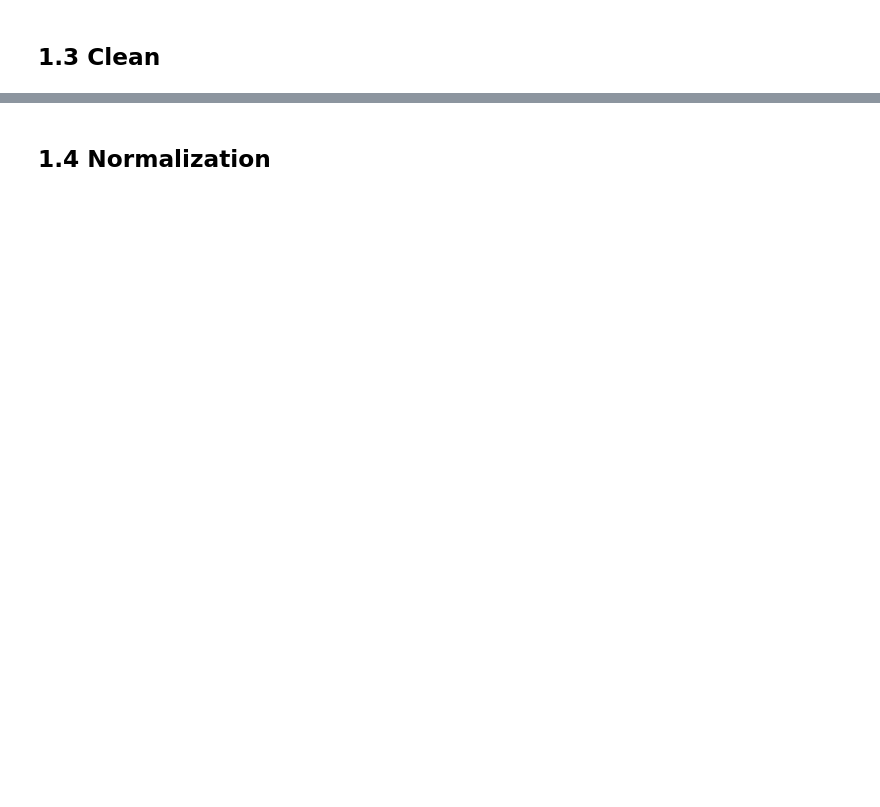
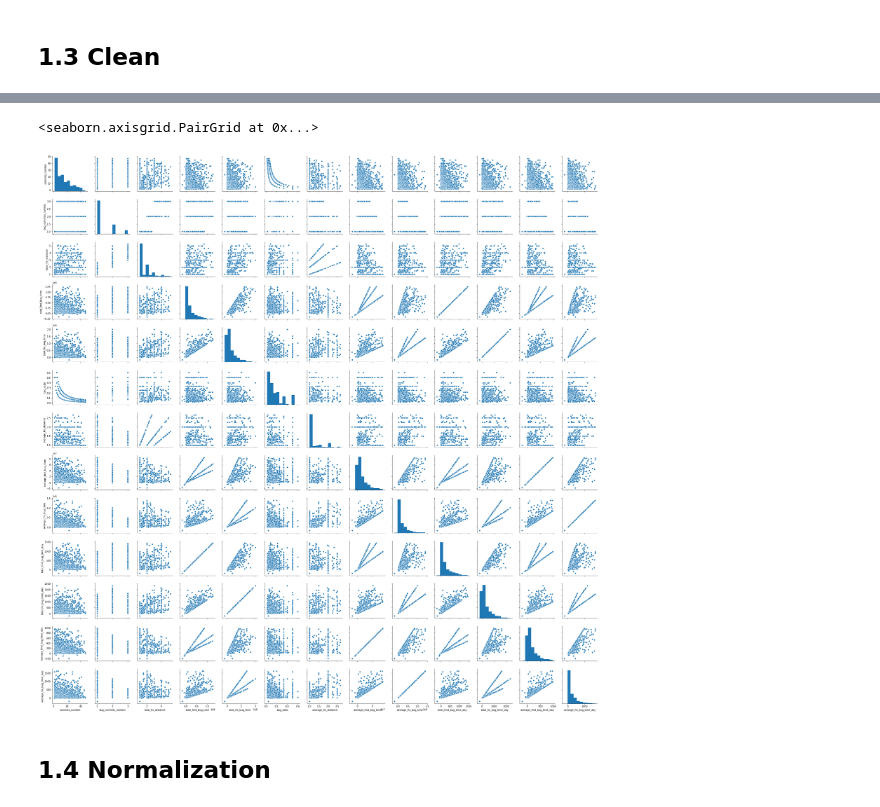
Before and after one commit to FishAndWasabi/groupwork18, a Jupyter notebook: FinalProject/preprocess/preprocess.ipynb, the cells around one changed output, grey strips where cells are left out. Cells and saved outputs as stored; diff of their text form; code cells hidden in the pictures; blank space fills up the shorter version.

```diff
--- a/FinalProject/preprocess/preprocess.ipynb
+++ b/FinalProject/preprocess/preprocess.ipynb
@@ -184,0 +215,6 @@ sns.pairplot(author)
+# %%
+columns = ['total_find_bug_time','total_fix_bug_time','average_find_bug_time','average_fix_bug_time']
+secondpreday = 60*60*24
+for column in columns:
+    author[column+'_day'] = author[column]/secondpreday
+author.corr()
@@ -185,2 +236,15 @@ sns.pairplot(author)
+# %%
+author1 = author
+for column in author.columns:
+    q1 = author.quantile(.25)[column]
+    q3 = author.quantile(.75)[column]
+    iqr = q3-q1
+    up_limit = q3 + iqr*1.5
+    down_limit = q1 - iqr*1.5
+    author1 = author1[(author1[column] < up_limit) & (author1[column] > down_limit)]
+sns.pairplot(author1)
+# %% [output]
+<seaborn.axisgrid.PairGrid at 0x...>
+[figure, added]
 # %% [markdown]
 ## 1.4  Normalization
```
Also changed, not shown: parts of 8 cells of this notebook, 3 other files.
